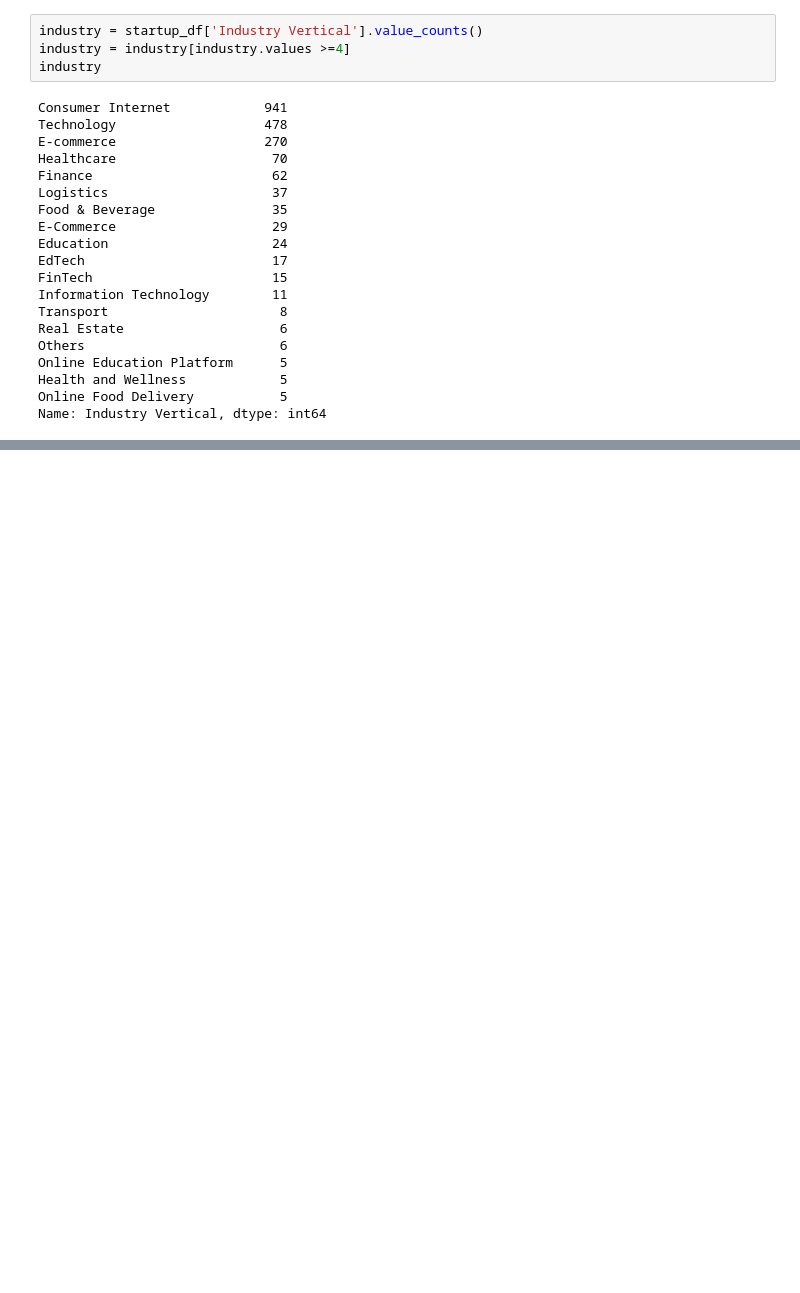
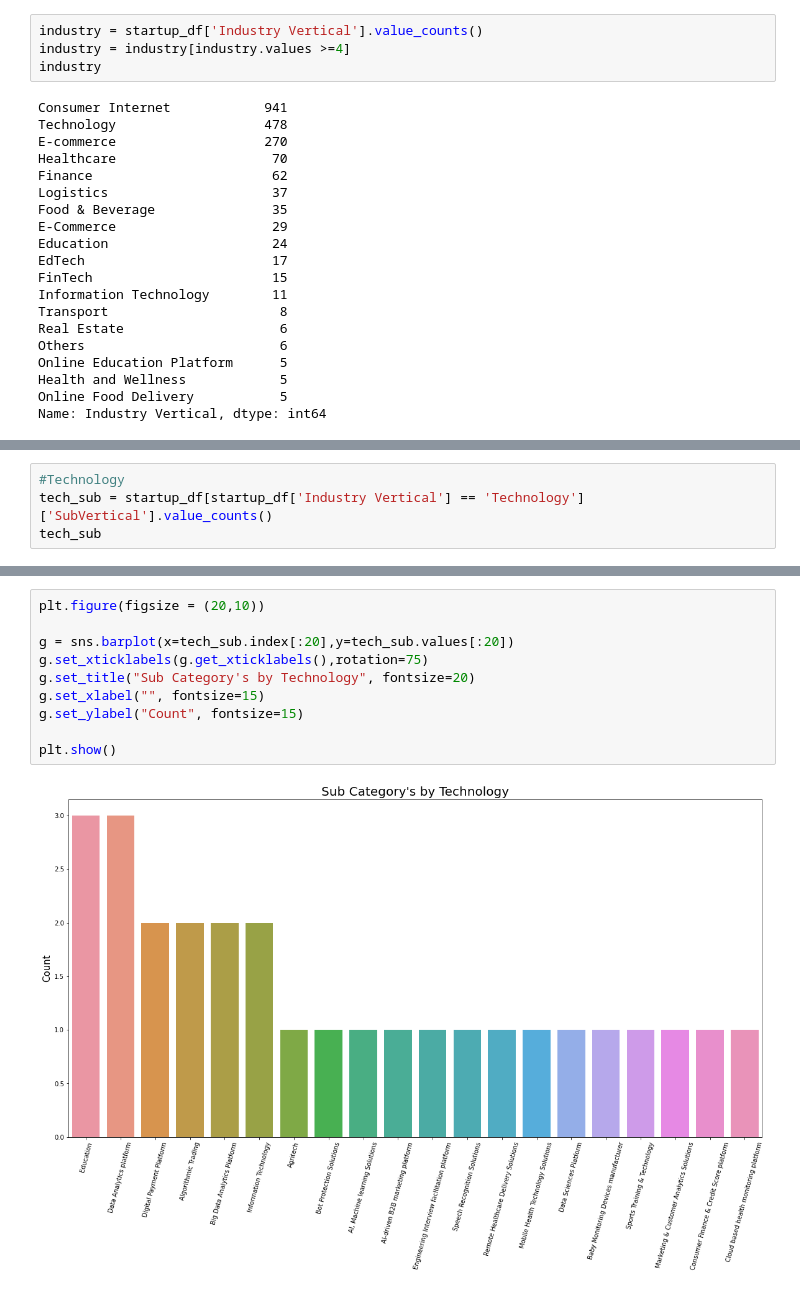
Before and after one commit to Rosiee0312/Unicorn---Analytics, a Jupyter notebook: Data_analytics.ipynb, the cells around one changed output, grey strips where cells are left out. Saved outputs shown, nothing was run; the diff lists cells and outputs as text; blank space fills up the shorter version.

```diff
--- a/Data_analytics.ipynb
+++ b/Data_analytics.ipynb
@@ -877,0 +927,4 @@ Name: Industry Vertical, dtype: int64
+# %%
+#Technology
+tech_sub = startup_df[startup_df['Industry Vertical'] == 'Technology']['SubVertical'].value_counts()
+tech_sub
@@ -877,0 +944,12 @@ Name: Industry Vertical, dtype: int64
+# %%
+plt.figure(figsize = (20,10))
+
+g = sns.barplot(x=tech_sub.index[:20],y=tech_sub.values[:20])
+g.set_xticklabels(g.get_xticklabels(),rotation=75)
+g.set_title("Sub Category's by Technology", fontsize=20)
+g.set_xlabel("", fontsize=15)
+g.set_ylabel("Count", fontsize=15)
+
+plt.show()
+# %% [output]
+[figure, added]
```
Also changed, not shown: parts of 46 cells of this notebook.
